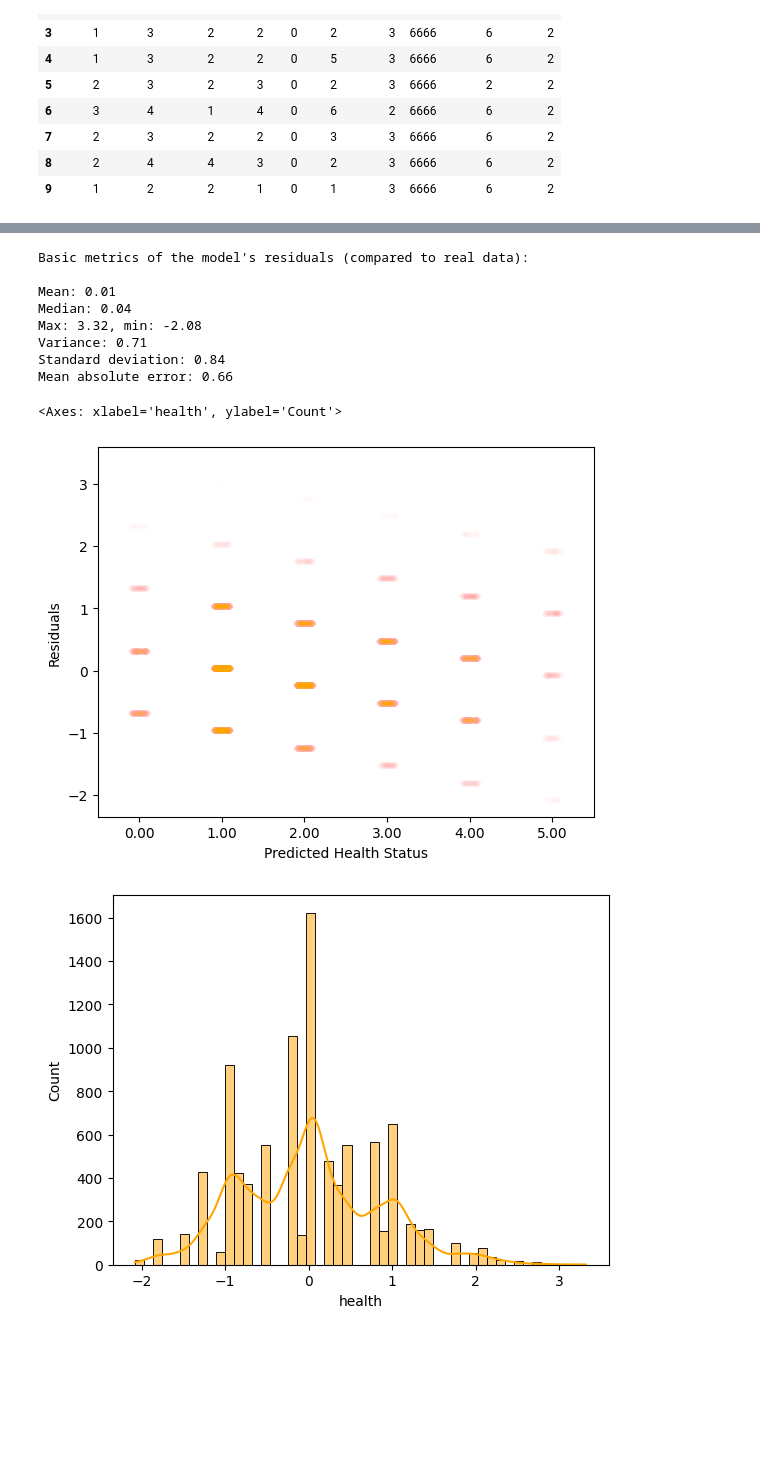
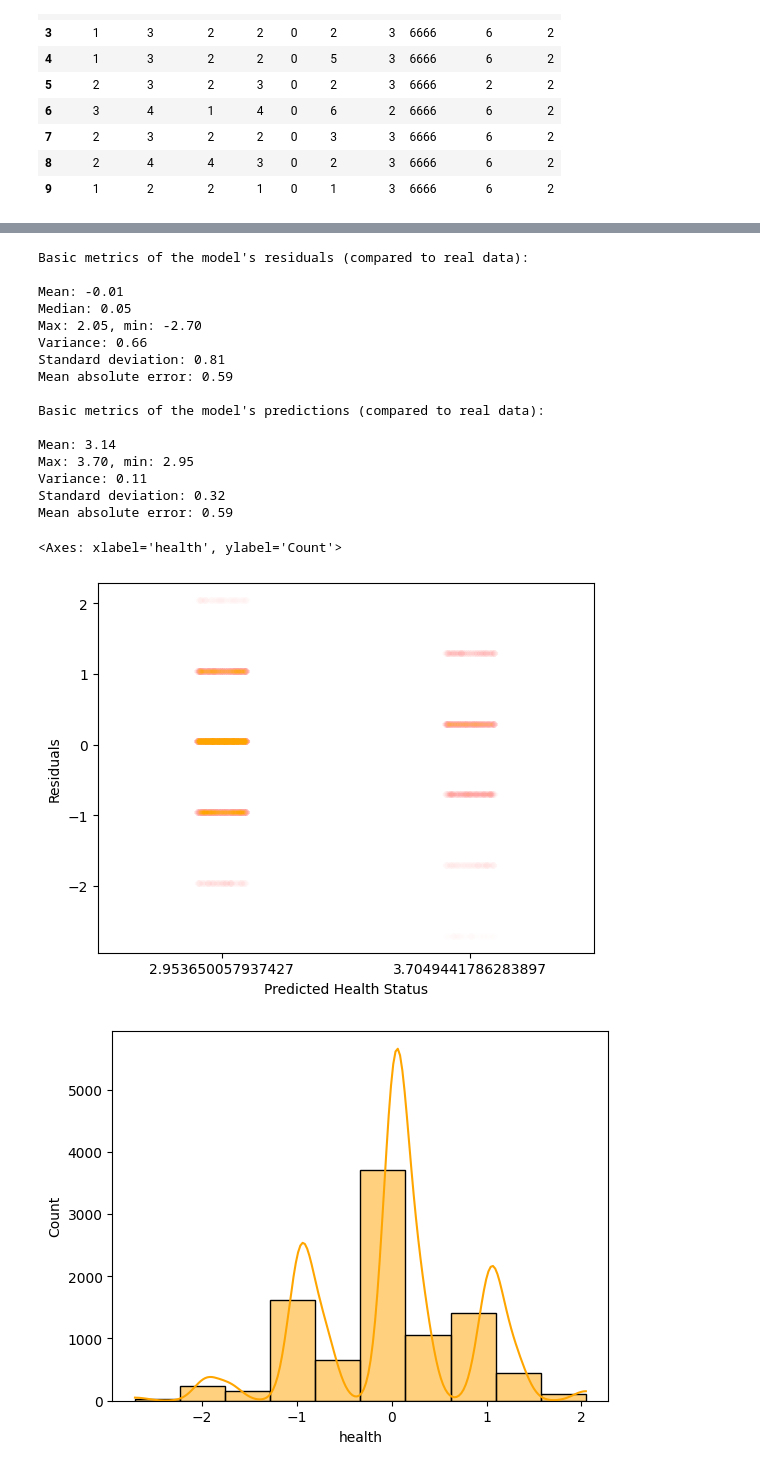
Before and after one commit to Kien-LeChi/python-data-analyics-year1, a Jupyter notebook: European Subjective General Health.ipynb, the cells around one changed output, grey strips where cells are left out. Cells and saved outputs as stored; diff of their text form; code cells hidden in the pictures; blank space fills up the shorter version.

```diff
--- a/European Subjective General Health.ipynb
+++ b/European Subjective General Health.ipynb
@@ -442,14 +456,14 @@ output_data = df['health']
 
 # Remove non-weighted values and possible NaN values
 combined = pd.concat([input_data, output_data], axis=1)
-combined = combined[(combined[target_col] < 7) & (combined['health'] < 6)]
+combined = combined[(combined[target_col] < len(target_col_labels)) & (combined['health'] < 6)]
 combined = combined.dropna()
 
 input_data = combined[[target_col]]
 output_data = combined['health']
 
 ## Split the data into training and testing sets
-x_train, x_test, y_train, y_test = train_test_split(input_data, output_data, test_size=0.2, random_state=42)
+x_train, x_test, y_train, y_test = train_test_split(input_data, output_data, test_size=0.8, random_state=42)
 
 model = LinearRegression()
 model.fit(x_train, y_train)
@@ -464,47 +478,61 @@ y_prediction = model.predict(x_test)
 # y_prediction = np.round(y_prediction)
 residual = y_test - y_prediction
 # residual = y_prediction # <- Use this when you want to see y_prediction metrics
 
+
+
 print(f"Basic metrics of the model's residuals (compared to real data):\n")
 print(f"Mean: {residual.mean():.2f}")
 print(f"Median: {residual.median():.2f}")
 print(f"Max: {residual.max():.2f}, min: {residual.min():.2f}")
 print(f"Variance: {residual.var():.2f}")
 print(f"Standard deviation: {residual.std():.2f}")
+print(f"Mean absolute error: {mean_absolute_error(y_test, y_prediction):.2f}")
+
+print(f"\nBasic metrics of the model's predictions (compared to real data):\n")
+print(f"Mean: {y_prediction.mean():.2f}")
+print(f"Max: {y_prediction.max():.2f}, min: {y_prediction.min():.2f}")
+print(f"Variance: {y_prediction.var():.2f}")
+print(f"Standard deviation: {y_prediction.std():.2f}")
 print(f"Mean absolute error: {mean_absolute_error(y_test, y_prediction):.2f}")
 
 ## Below is the residual plot of the model
 ## But since it's a discrete dataset, the residual plot is best
 ## visualized using a stripplot with a small alpha value.
 
 ## The data contains 45k+ rows so by setting the alpha small
 ## enough, we can see the distribution of the residuals.
 
-
+plt.figure()
 sns.stripplot(x=y_prediction, y=residual, alpha=0.002, color='orange')
 plt.xlabel("Predicted Health Status")
 plt.ylabel("Residuals")
-
-xticks_formatter = FuncFormatter(lambda x, _: f"{x:.2f}")
-plt.gca().xaxis.set_major_formatter(xticks_formatter) ## <- This line is for when
-                                                      ## we are not rounding the predictions
+### Can't find a way to format the x-axis ticks to be .2f :(((
 
 ## And this residual = y_test - y_prediction can be plotted using a histogram as well
 ##
 plt.figure()
-sns.histplot(residual, color='orange', kde=True)
+sns.histplot(residual, color='orange', kde=True, binwidth=0.5)
 # %% [output]
 Basic metrics of the model's residuals (compared to real data):
 
-Mean: 0.01
-Median: 0.04
-Max: 3.32, min: -2.08
-Variance: 0.71
-Standard deviation: 0.84
-Mean absolute error: 0.66
+Mean: -0.01
+Median: 0.05
+Max: 2.05, min: -2.70
+Variance: 0.66
+Standard deviation: 0.81
+Mean absolute error: 0.59
+
+Basic metrics of the model's predictions (compared to real data):
+
+Mean: 3.14
+Max: 3.70, min: 2.95
+Variance: 0.11
+Standard deviation: 0.32
+Mean absolute error: 0.59
 <Axes: xlabel='health', ylabel='Count'>
-[figure, old version]
+[figure, new version]
-[figure, old version]
+[figure, new version]
 # %% [markdown]
 ### Comment about the model
 The trained model is (safe to say) pretty accurate with a mean of 0.01 and a variance of 0.71.
```
Also changed, not shown: parts of 14 cells of this notebook, 1 other file.
